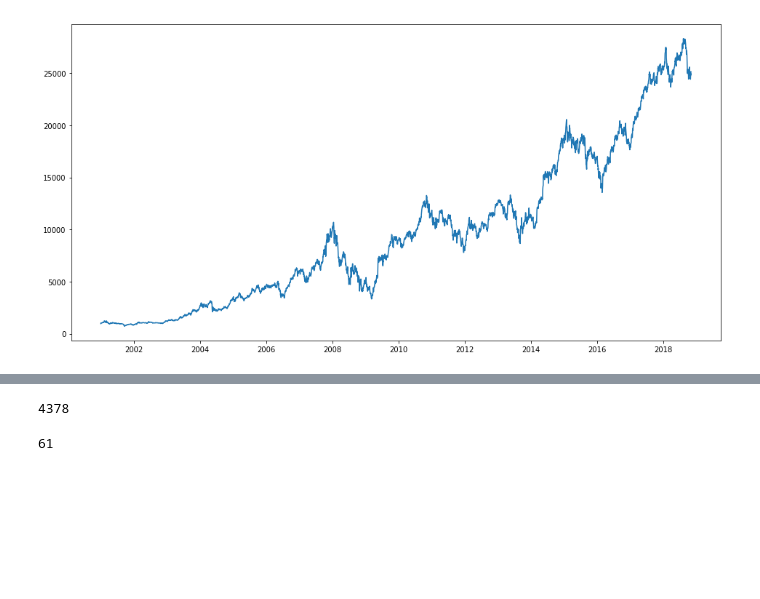
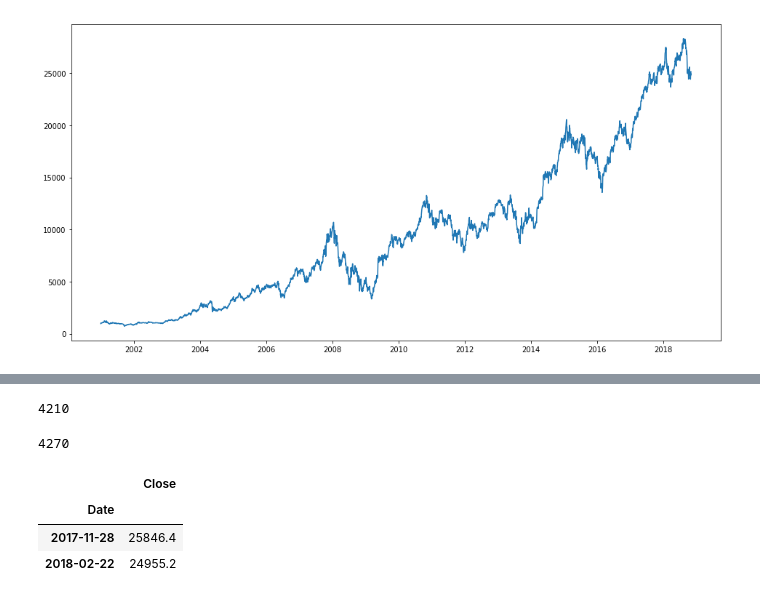
Before and after one commit to SanjotRaibagkar/mokshtech, a Jupyter notebook: stock_predictor/Section12BuildingaRNN/LoadModelFromDisk.ipynb, the cells around one changed output, grey strips where cells are left out. Drawn from its saved outputs; the diff is of its cells as text; code cells hidden in the pictures; blank space fills up the shorter version.

```diff
--- a/stock_predictor/Section12BuildingaRNN/LoadModelFromDisk.ipynb
+++ b/stock_predictor/Section12BuildingaRNN/LoadModelFromDisk.ipynb
@@ -84,13 +81,20 @@ inputs.shape
 # %%
 inputs  = scaler.fit_transform(inputs)
 # %%
-4359+79-60
+4191+79-60
 # %% [output]
-4378
+4210
-# %%
-4439-4378
-# %% [output]
-61
+# %%
+4191+79
+# %% [output]
+4270
+# %%
+new_data.iloc[[4210,4269]]
+# %% [output]
+|  | Close |
+| Date |  |
+| 2017-11-28 | 25846.4 |
+| 2018-02-22 | 24955.2 |
 # %%
 val = len(new_data) - len(valid)
 print(val)
```
Also changed, not shown: parts of 21 cells of this notebook, 11 other files.
